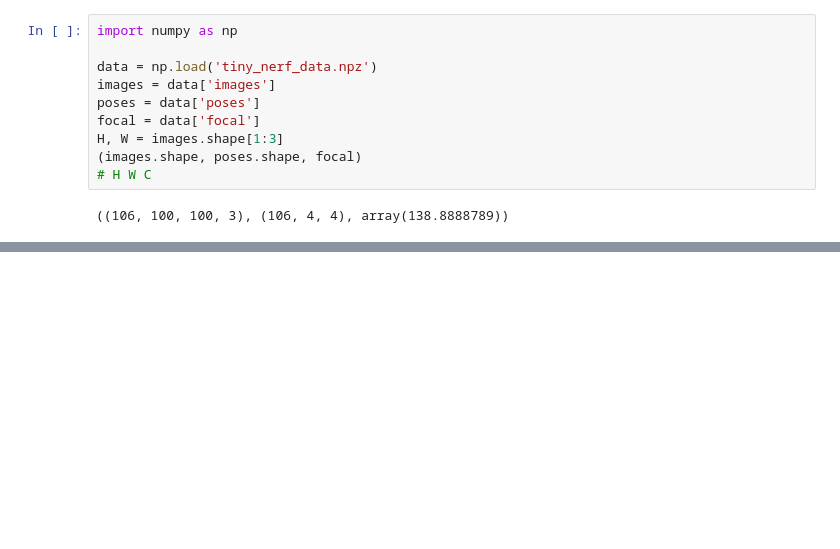
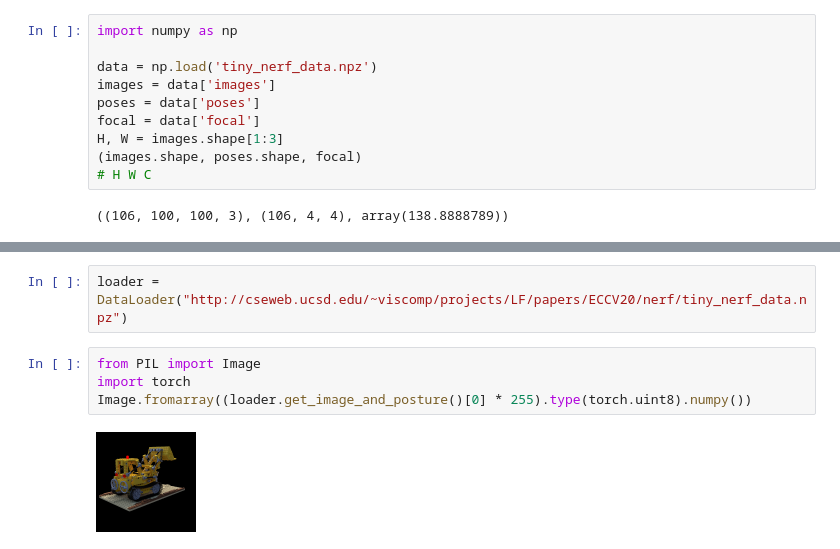
Before and after one commit to AsherJingkongChen/nerf, a Jupyter notebook: simple_nerf.ipynb, the cells around one changed output, grey strips where cells are left out. Drawn from its saved outputs; the diff is of its cells as text; blank space fills up the shorter version.

```diff
--- a/simple_nerf.ipynb
+++ b/simple_nerf.ipynb
@@ -514,0 +616,8 @@ torch.Size([100, 100, 96, 3])
+# %%
+loader = DataLoader("http://cseweb.ucsd.edu/~viscomp/projects/LF/papers/ECCV20/nerf/tiny_nerf_data.npz")
+# %%
+from PIL import Image
+import torch
+Image.fromarray((loader.get_image_and_posture()[0] * 255).type(torch.uint8).numpy())
+# %% [output]
+[figure, added]
```
Also changed, not shown: parts of 22 cells of this notebook.
